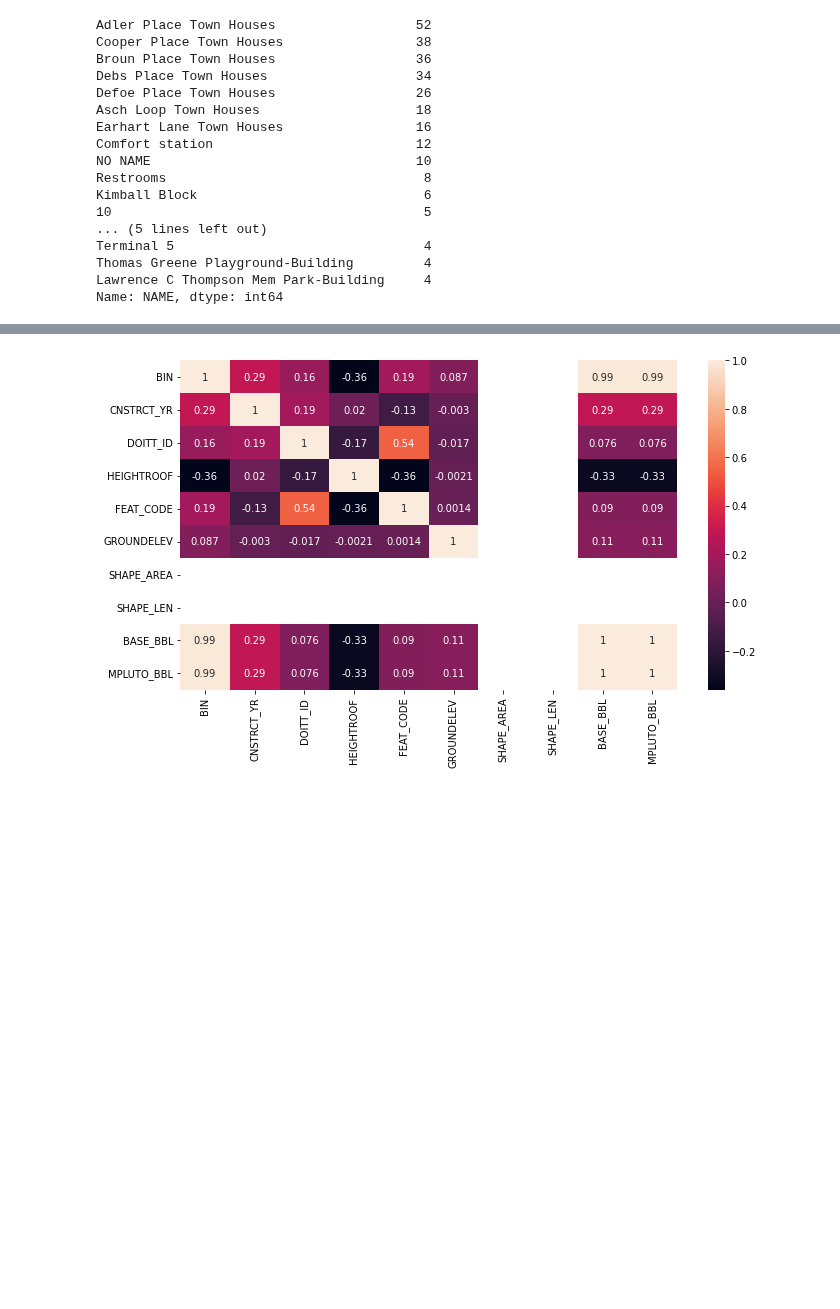
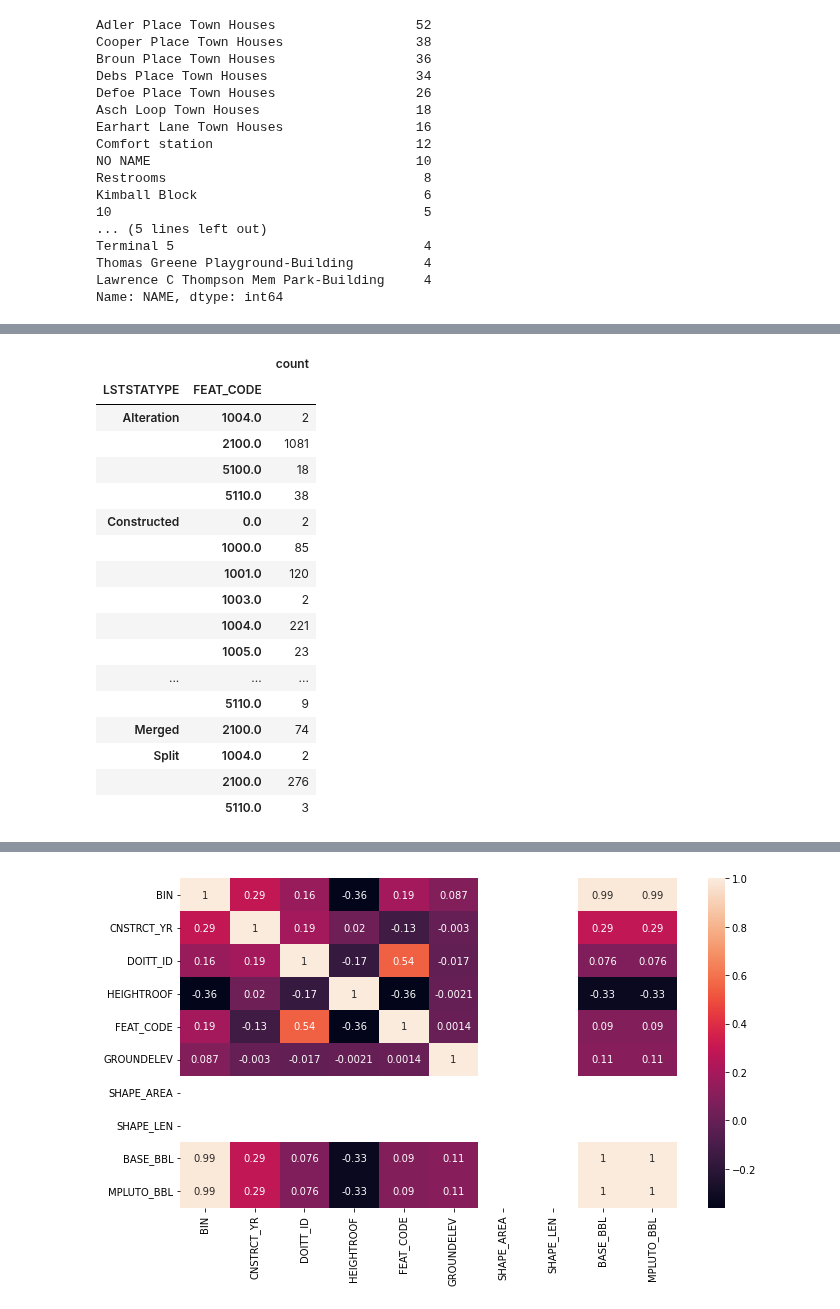
Before and after one commit to mebauer/data-analysis-using-python, a Jupyter notebook: 2-data-inspection-cleaning-wrangling.ipynb, the cells around one changed output, grey strips where cells are left out. Cells and saved outputs as stored; diff of their text form; code cells hidden in the pictures; blank space fills up the shorter version.

Commit message:
adding groupby method

```diff
--- a/2-data-inspection-cleaning-wrangling.ipynb
+++ b/2-data-inspection-cleaning-wrangling.ipynb
@@ -268 +318,27 @@ Name: NAME, dtype: int64
+# %%
+# group by 'LSTSTATYPE' and 'FEAT_CODE', count of rows
+(building_df
+ .groupby(by=['LSTSTATYPE', 'FEAT_CODE'])[['DOITT_ID']]
+ .count()
+ .rename(columns={'DOITT_ID':'count'})
+)
+# %% [output]
+|  |  | count |
+| LSTSTATYPE | FEAT_CODE |  |
+| Alteration | 1004.0 | 2 |
+|  | 2100.0 | 1081 |
+|  | 5100.0 | 18 |
+|  | 5110.0 | 38 |
+| Constructed | 0.0 | 2 |
+|  | 1000.0 | 85 |
+|  | 1001.0 | 120 |
+|  | 1003.0 | 2 |
+|  | 1004.0 | 221 |
+|  | 1005.0 | 23 |
+| ... | ... | ... |
+|  | 5110.0 | 9 |
+| Merged | 2100.0 | 74 |
+| Split | 1004.0 | 2 |
+|  | 2100.0 | 276 |
+|  | 5110.0 | 3 |
 # %%
```
Also changed, not shown: parts of 22 cells of this notebook.
